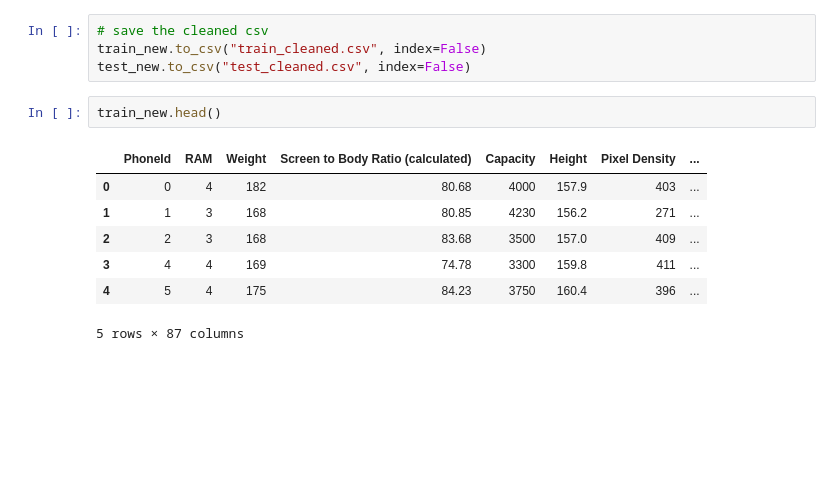
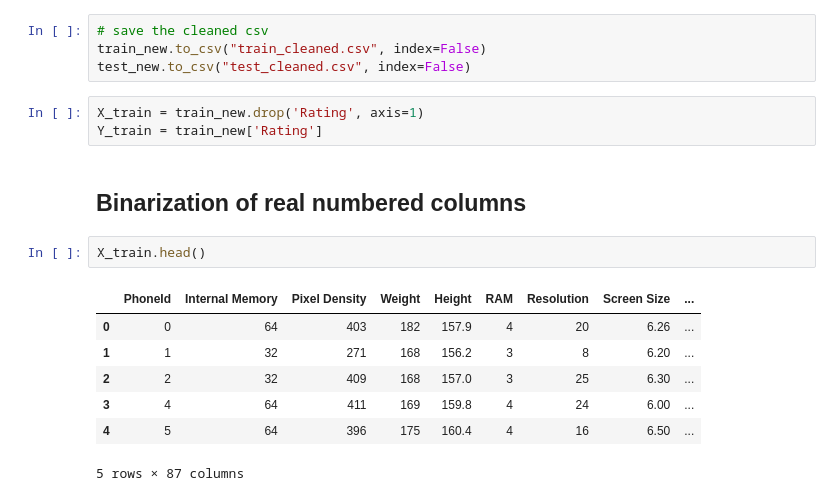
Before and after one commit to chinthanishanth/deep_learning, a Jupyter notebook: Python MP Neuron Perceptron/Mobile_Like_and_Dislike_Prediction.ipynb, the cells around one changed output. Cells and saved outputs as stored; diff of their text form; blank space fills up the shorter version.

```diff
--- a/Python MP Neuron Perceptron/Mobile_Like_and_Dislike_Prediction.ipynb
+++ b/Python MP Neuron Perceptron/Mobile_Like_and_Dislike_Prediction.ipynb
@@ -441,13 +427,18 @@ Number of features in test: 87
 # save the cleaned csv
 train_new.to_csv("train_cleaned.csv", index=False)
 test_new.to_csv("test_cleaned.csv", index=False)
+# %%
+X_train = train_new.drop('Rating', axis=1)
+Y_train = train_new['Rating']
+# %% [markdown]
+## Binarization of real numbered columns
 # %%
-train_new.head()
+X_train.head()
 # %% [output]
-|  | PhoneId | RAM | Weight | Screen to Body Ratio (calculated) | Capacity | Height | Pixel Density | ... |
-| 0 | 0 | 4 | 182 | 80.68 | 4000 | 157.9 | 403 | ... |
-| 1 | 1 | 3 | 168 | 80.85 | 4230 | 156.2 | 271 | ... |
-| 2 | 2 | 3 | 168 | 83.68 | 3500 | 157.0 | 409 | ... |
-| 3 | 4 | 4 | 169 | 74.78 | 3300 | 159.8 | 411 | ... |
-| 4 | 5 | 4 | 175 | 84.23 | 3750 | 160.4 | 396 | ... |
+|  | PhoneId | Internal Memory | Pixel Density | Weight | Height | RAM | Resolution | Screen Size | ... |
+| 0 | 0 | 64 | 403 | 182 | 157.9 | 4 | 20 | 6.26 | ... |
+| 1 | 1 | 32 | 271 | 168 | 156.2 | 3 | 8 | 6.20 | ... |
+| 2 | 2 | 32 | 409 | 168 | 157.0 | 3 | 25 | 6.30 | ... |
+| 3 | 4 | 64 | 411 | 169 | 159.8 | 4 | 24 | 6.00 | ... |
+| 4 | 5 | 64 | 396 | 175 | 160.4 | 4 | 16 | 6.50 | ... |
 5 rows × 87 columns
```
Also changed, not shown: parts of 23 cells of this notebook.
